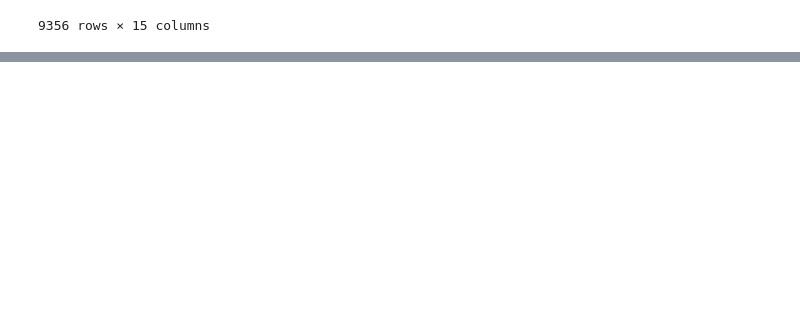
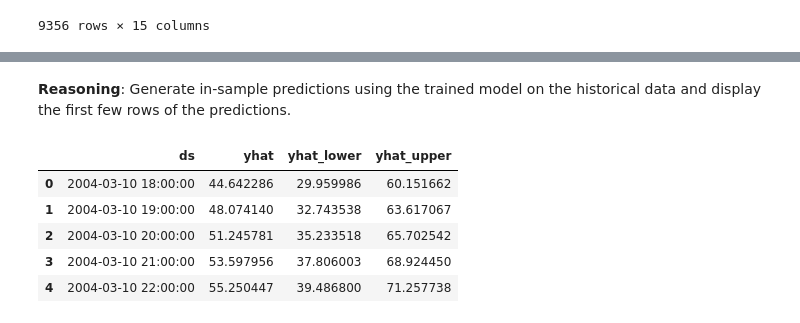
Before and after one commit to riyasingh49/Air-Quality-Forecast, a Jupyter notebook: Air_Quality_Forecasting_using_ML.ipynb, the cells around one changed output, grey strips where cells are left out. Drawn from its saved outputs; the diff is of its cells as text; code cells hidden in the pictures; blank space fills up the shorter version.

```diff
--- a/Air_Quality_Forecasting_using_ML.ipynb
+++ b/Air_Quality_Forecasting_using_ML.ipynb
@@ -268,0 +380,2 @@ air_quality_data.head(9356)
+# %%
+data = pd.DataFrame()
@@ -268,0 +483,13 @@ air_quality_data.head(9356)
+# %% [markdown]
+**Reasoning**:
+Generate in-sample predictions using the trained model on the historical data and display the first few rows of the predictions.
+# %%
+historical_forecast = model.predict(data)
+display(historical_forecast[['ds', 'yhat', 'yhat_lower', 'yhat_upper']].head())
+# %% [output]
+|  | ds | yhat | yhat_lower | yhat_upper |
+| 0 | 2004-03-10 18:00:00 | 44.642286 | 29.959986 | 60.151662 |
+| 1 | 2004-03-10 19:00:00 | 48.074140 | 32.743538 | 63.617067 |
+| 2 | 2004-03-10 20:00:00 | 51.245781 | 35.233518 | 65.702542 |
+| 3 | 2004-03-10 21:00:00 | 53.597956 | 37.806003 | 68.924450 |
+| 4 | 2004-03-10 22:00:00 | 55.250447 | 39.486800 | 71.257738 |
```
Also changed, not shown: parts of 37 cells of this notebook.
